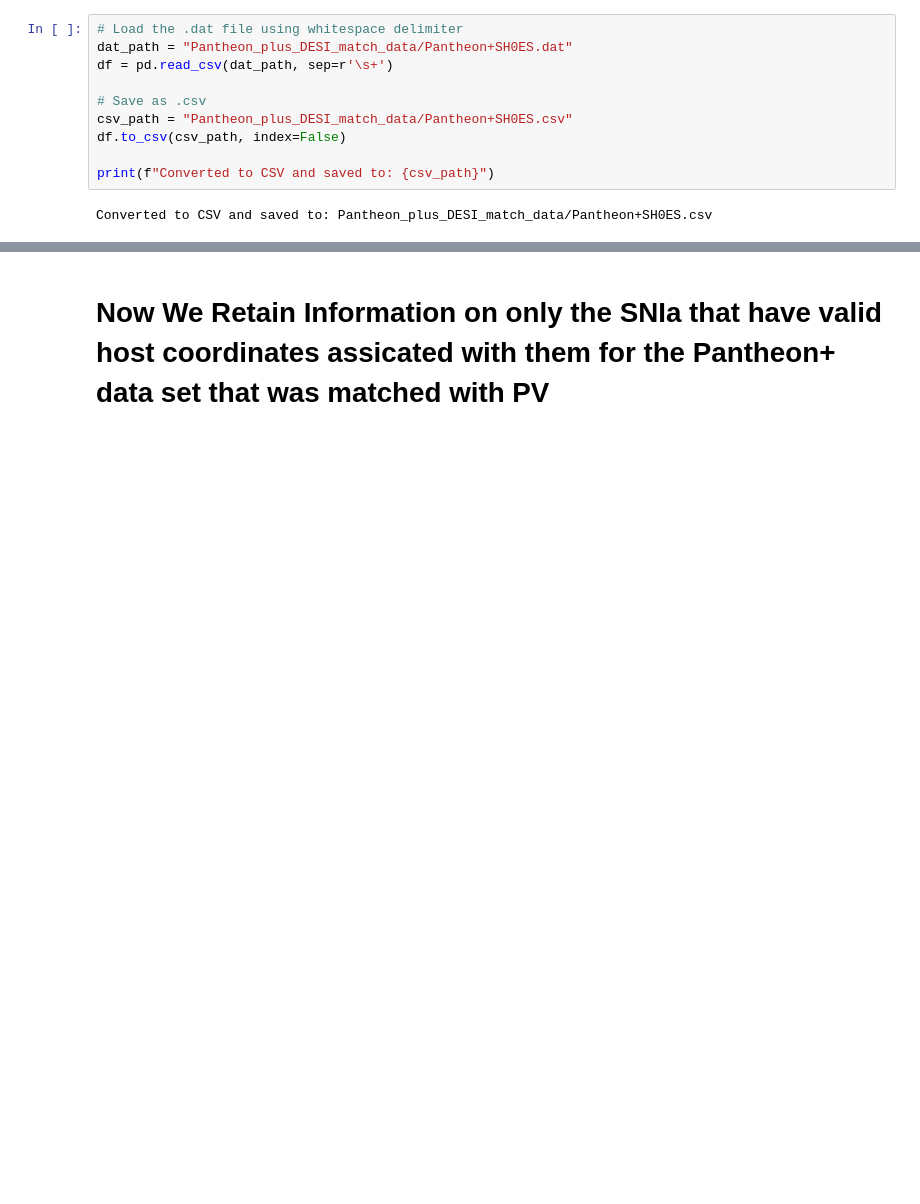
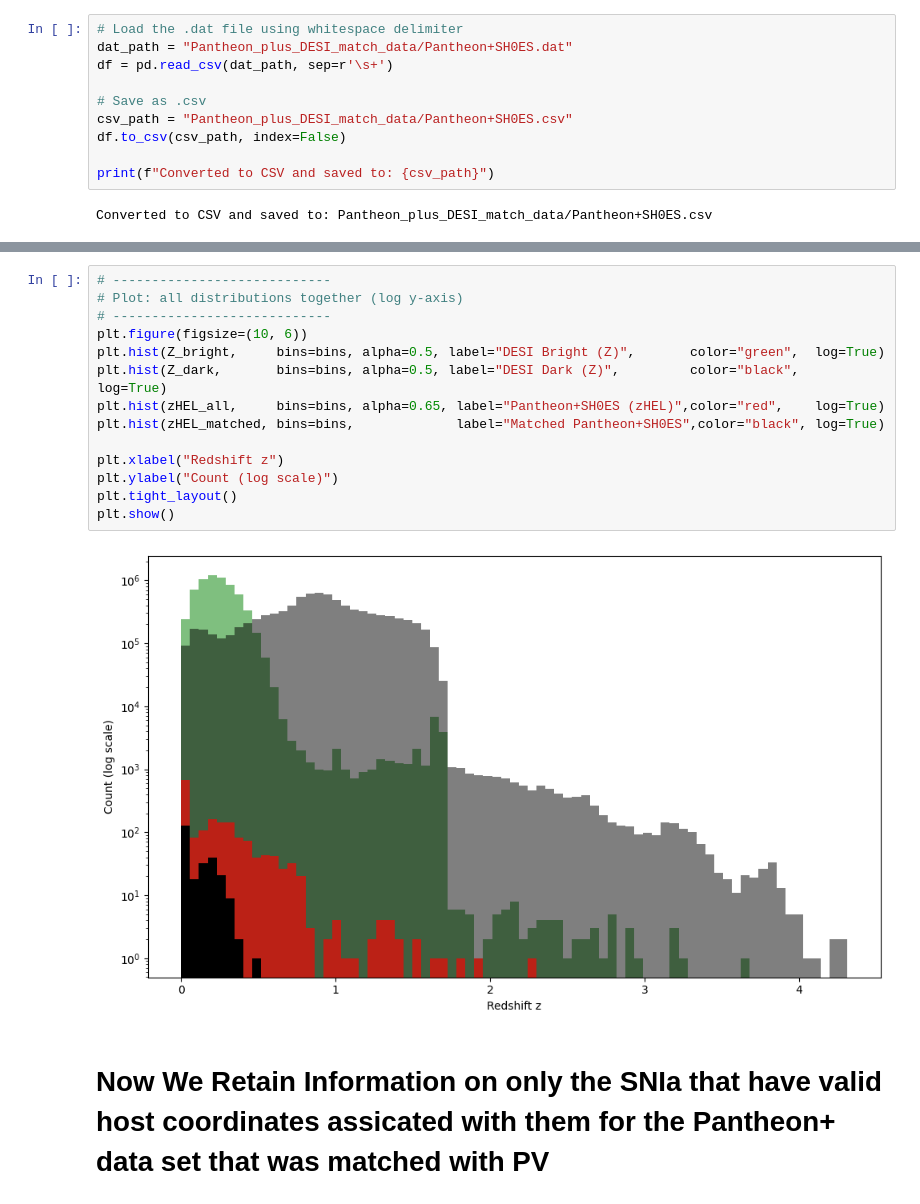
Before and after one commit to chernya4/first_paper, a Jupyter notebook: Pantheon_plus_DESI_explore.ipynb, the cells around one changed output, grey strips where cells are left out. Cells and saved outputs as stored; diff of their text form; blank space fills up the shorter version.

```diff
--- a/Pantheon_plus_DESI_explore.ipynb
+++ b/Pantheon_plus_DESI_explore.ipynb
@@ -357,3 +589,19 @@ Unmatched entries saved to: Pantheon_plus_DESI_match_data/Pantheon+SH0ES_unmatch
+# %%
+# ----------------------------
+# Plot: all distributions together (log y-axis)
+# ----------------------------
+plt.figure(figsize=(10, 6))
+plt.hist(Z_bright,     bins=bins, alpha=0.5, label="DESI Bright (Z)",       color="green",  log=True)
+plt.hist(Z_dark,       bins=bins, alpha=0.5, label="DESI Dark (Z)",         color="black",   log=True)
+plt.hist(zHEL_all,     bins=bins, alpha=0.65, label="Pantheon+SH0ES (zHEL)",color="red",    log=True)
+plt.hist(zHEL_matched, bins=bins,             label="Matched Pantheon+SH0ES",color="black", log=True)
+
+plt.xlabel("Redshift z")
+plt.ylabel("Count (log scale)")
+plt.tight_layout()
+plt.show()
+# %% [output]
+[figure, added]
 # %% [markdown]
 # Now We Retain Information on only the SNIa that have valid host coordinates assicated with them for the Pantheon+ data set that was matched with PV #
 # %%
```
Also changed, not shown: parts of 12 cells of this notebook.
